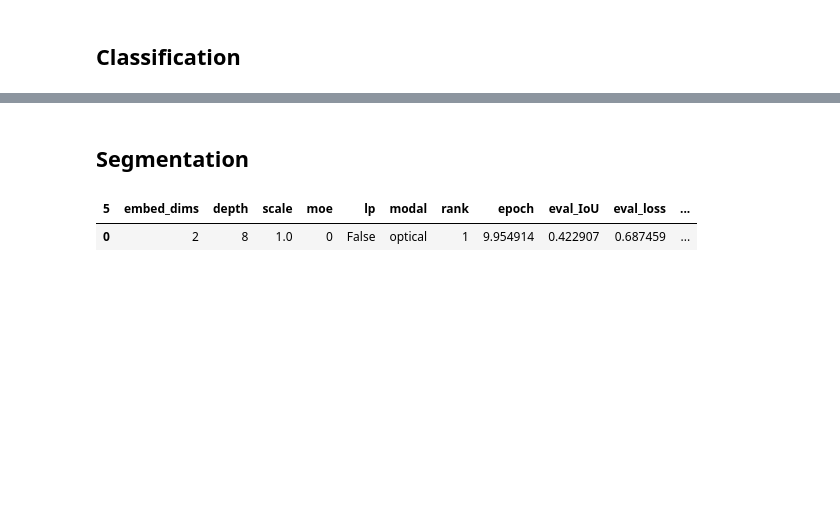
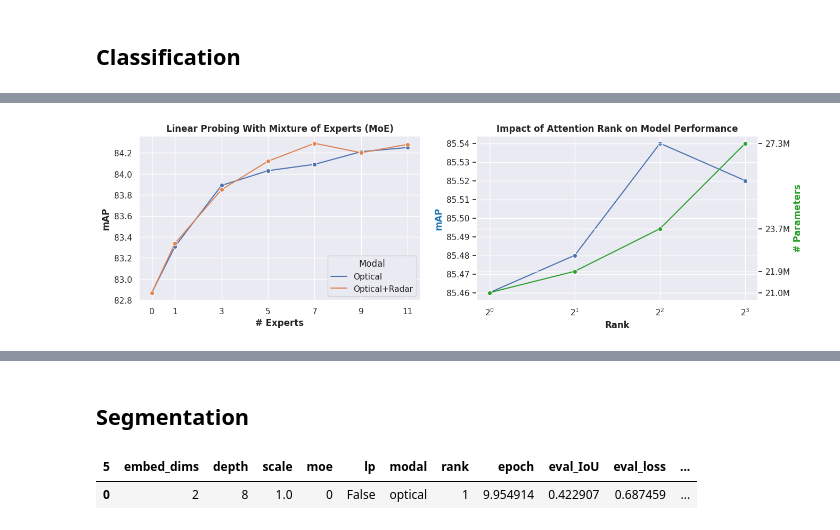
Before and after one commit to uiuctml/GeospatialFM, a Jupyter notebook: collect_results.ipynb, the cells around one changed output, grey strips where cells are left out. Saved outputs shown, nothing was run; the diff lists cells and outputs as text; code cells hidden in the pictures; blank space fills up the shorter version.

```diff
--- a/collect_results.ipynb
+++ b/collect_results.ipynb
@@ -117,3 +139,53 @@ FileNotFoundError: [Errno 2] No such file or directory: './results/models/bigear
+# %%
+_, df_moe_optical = collect_results("LESSVIT_b", dataset, metric_name, filter_key={"lp": True, "ckpt": 73800, "modal": "optical"})
+_, df_moe_multi = collect_results("LESSVIT_b", dataset, metric_name, filter_key={"lp": True, "ckpt": 73800, "modal": "multi"})
+_, df_rank = collect_results("LESSVIT-S", dataset, metric_name, filter_key={"lp": False, "ckpt": 24600, "modal": "optical"})
+# for all the eval_micro_mAP, times 100 and round to 2 decimal place
+df_moe_optical["eval_micro_mAP"] = np.round(df_moe_optical["eval_micro_mAP"] * 100, 2)
+df_moe_multi["eval_micro_mAP"] = np.round(df_moe_multi["eval_micro_mAP"] * 100, 2)
+df_rank["eval_micro_mAP"] = np.round(df_rank["eval_micro_mAP"] * 100, 2)
+df_rank.sort_values(by="rank", ascending=False, inplace=True)
+df_rank['n_params'] = [27.3, 23.7, 21.9, 21.0]
+
+# put df_moe_optical and df_moe_multi in the same plot
+df_moe_optical["Modal"] = "Optical"
+df_moe_multi["Modal"] = "Optical+Radar"
+df_moe = pd.concat([df_moe_optical, df_moe_multi])
+# %%
+sns.set_theme()
+fig, ax = plt.subplots(1, 2, figsize=(15, 4))
+sns.lineplot(data=df_moe, x="moe", y="eval_micro_mAP", marker="o", ax=ax[0], hue="Modal")
+ax[0].set_xticks(df_moe["moe"].unique())
+ax[0].set_xticklabels(df_moe["moe"].unique())
+# put the legend in the right side of the plot
+ax[0].legend(loc="lower right", title="Modal")
+# change the y label to mAP
+ax[0].set_ylabel("mAP", fontweight="bold")
+# change the x label to # Experts
+ax[0].set_xlabel("# Experts", fontweight="bold")
+ax[0].set_title("Linear Probing With Mixture of Experts (MoE)", fontweight="bold")
+
+sns.lineplot(data=df_rank, x="rank", y="eval_micro_mAP", marker="o", ax=ax[1])
+ax[1].set_ylabel("mAP", fontweight="bold", color="tab:blue")
+ax[1].set_xlabel("Rank", fontweight="bold")
+ax[1].set_xticks(df_rank["rank"].unique())
+ax[1].set_xscale("log", base=2)
+# ax[1].set_xticklabels(["1", "2", "4", "8"])
+# ax[1].set_title("Linear Probing With Low-Rank Attention", fontweight="bold")
+
+ax_3 = ax[1].twinx()
+sns.lineplot(data=df_rank, x="rank", y="n_params", marker="o", ax=ax_3, color="tab:green")
+ax_3.set_ylabel("# Parameters", fontweight="bold", color="tab:green")
+# add M to every y tick label
+# set y ticks to unique values
+ax_3.set_yticks(df_rank["n_params"].unique())
+ax_3.set_yticklabels([f"{y}M" for y in ax_3.get_yticks()])
+ax[1].set_title("Impact of Attention Rank on Model Performance", fontweight="bold")
+plt.show()
+# save as pdf
+# plt.savefig("rank_mAP.pdf", bbox_inches="tight", dpi=300, pad_inches=0)
+# %% [output]
+[figure, added]
 # %%
 # df_plot_stat = df_all_stat.copy()
 # df_plot_stat.rename(columns={"modal": "Modal"}, inplace=True)
```
Also changed, not shown: parts of 14 cells of this notebook, 3 other files.
